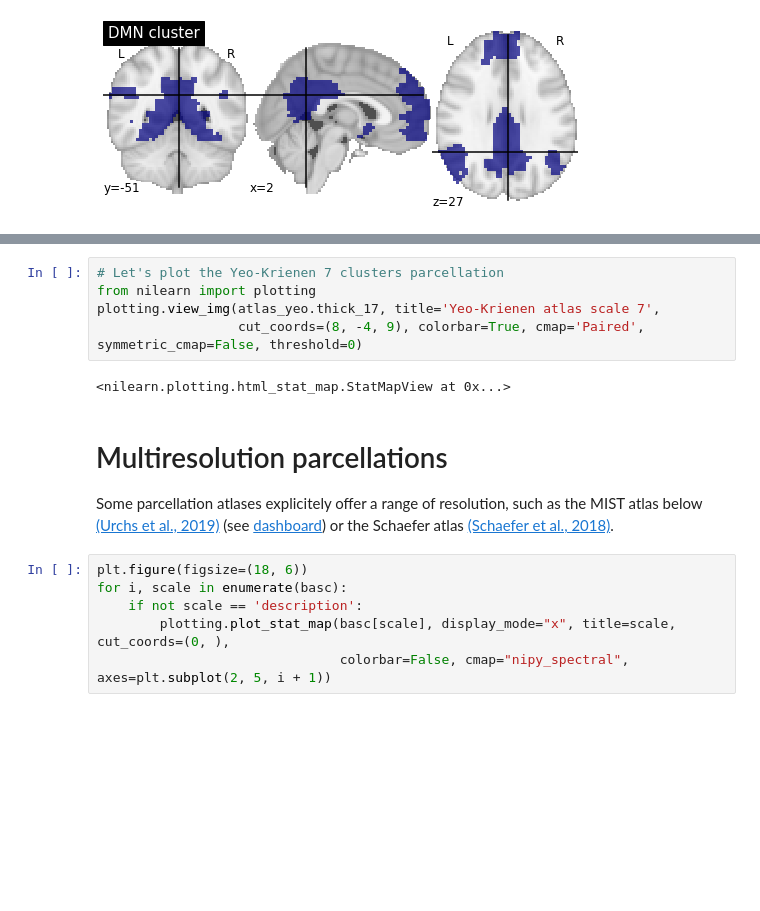
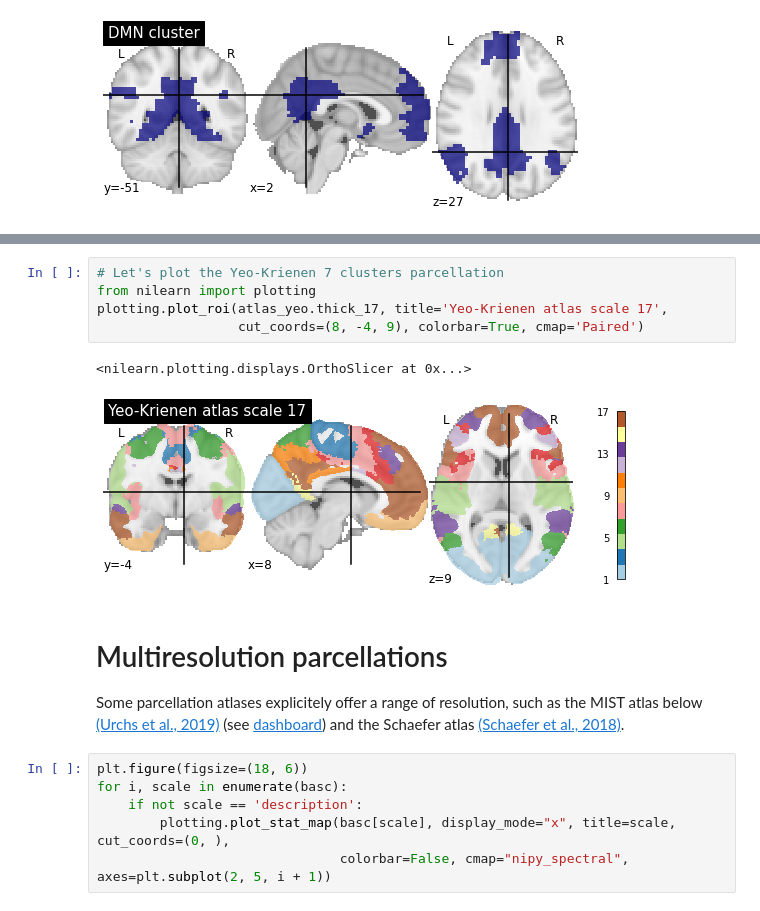
Before and after one commit to pbellec/functional_parcellation, a Jupyter notebook: functional_parcellation_intro.ipynb, the cells around one changed output, grey strips where cells are left out. Saved outputs shown, nothing was run; the diff lists cells and outputs as text; blank space fills up the shorter version.

```diff
--- a/functional_parcellation_intro.ipynb
+++ b/functional_parcellation_intro.ipynb
@@ -300,13 +299,14 @@ Networks can be further divided into subnetworks, e.g. in the visual cortex. Fro
 # %%
 # Let's plot the Yeo-Krienen 7 clusters parcellation
 from nilearn import plotting
-plotting.view_img(atlas_yeo.thick_17, title='Yeo-Krienen atlas scale 7',
-                  cut_coords=(8, -4, 9), colorbar=True, cmap='Paired', symmetric_cmap=False, threshold=0)
+plotting.plot_roi(atlas_yeo.thick_17, title='Yeo-Krienen atlas scale 17',
+                  cut_coords=(8, -4, 9), colorbar=True, cmap='Paired')
 # %% [output]
-<nilearn.plotting.html_stat_map.StatMapView at 0x...>
+<nilearn.plotting.displays.OrthoSlicer at 0x...>
+[figure, added]
 # %% [markdown]
 # Multiresolution parcellations
-Some parcellation atlases explicitely offer a range of resolution, such as the MIST atlas below [(Urchs et al., 2019)](https://mniopenresearch.org/articles/1-3) (see [dashboard](https://simexp.github.io/multiscale_dashboard/index.html)) or the Schaefer atlas [(Schaefer et al., 2018)](https://doi.org/10.1093/cercor/bhx179).
+Some parcellation atlases explicitely offer a range of resolution, such as the MIST atlas below [(Urchs et al., 2019)](https://mniopenresearch.org/articles/1-3) (see [dashboard](https://simexp.github.io/multiscale_dashboard/index.html)) and the Schaefer atlas [(Schaefer et al., 2018)](https://doi.org/10.1093/cercor/bhx179).
 # %%
 plt.figure(figsize=(18, 6))
 for i, scale in enumerate(basc):
```
Also changed, not shown: parts of 20 cells of this notebook, 3 other files.
